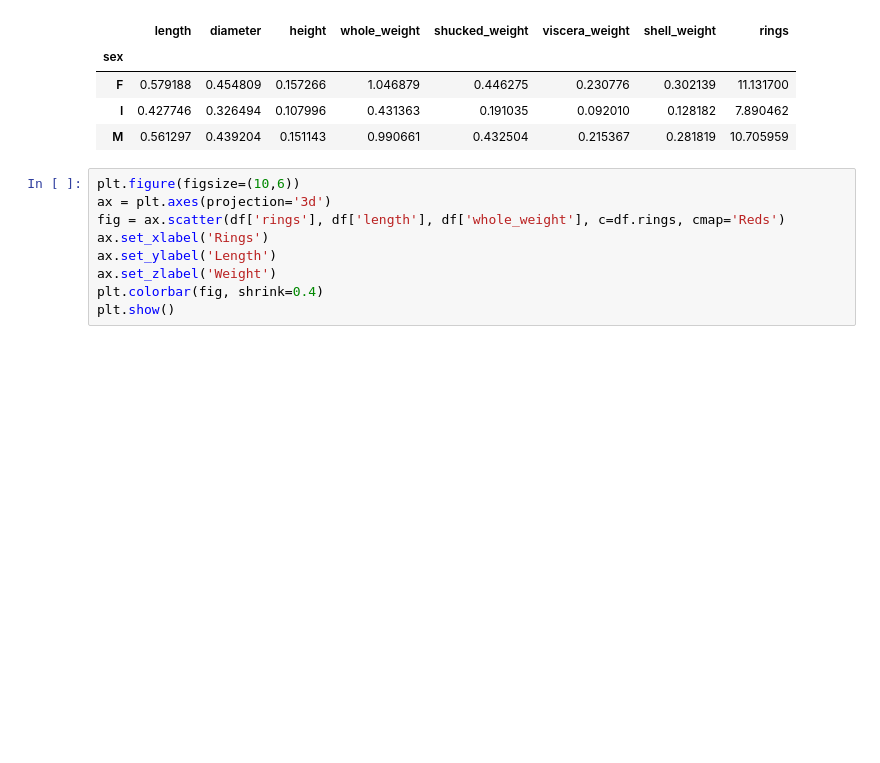
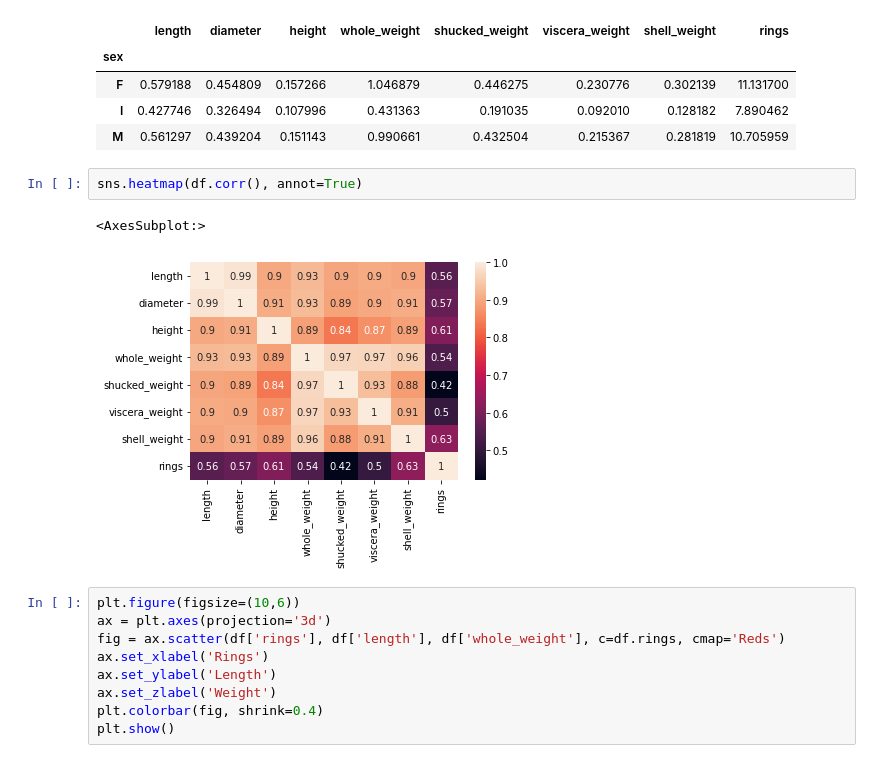
Before and after one commit to Phyvoz/DS_project, a Jupyter notebook: project.ipynb, the cells around one changed output. Drawn from its saved outputs; the diff is of its cells as text; blank space fills up the shorter version.

```diff
--- a/project.ipynb
+++ b/project.ipynb
@@ -123,6 +123,11 @@ df.groupby('sex').mean()
 | F | 0.579188 | 0.454809 | 0.157266 | 1.046879 | 0.446275 | 0.230776 | 0.302139 | 11.131700 |
 | I | 0.427746 | 0.326494 | 0.107996 | 0.431363 | 0.191035 | 0.092010 | 0.128182 | 7.890462 |
 | M | 0.561297 | 0.439204 | 0.151143 | 0.990661 | 0.432504 | 0.215367 | 0.281819 | 10.705959 |
+# %%
+sns.heatmap(df.corr(), annot=True)
+# %% [output]
+<AxesSubplot:>
+[figure, added]
 # %%
 plt.figure(figsize=(10,6))
 ax = plt.axes(projection='3d')
```
Also changed, not shown: parts of 10 cells of this notebook.
